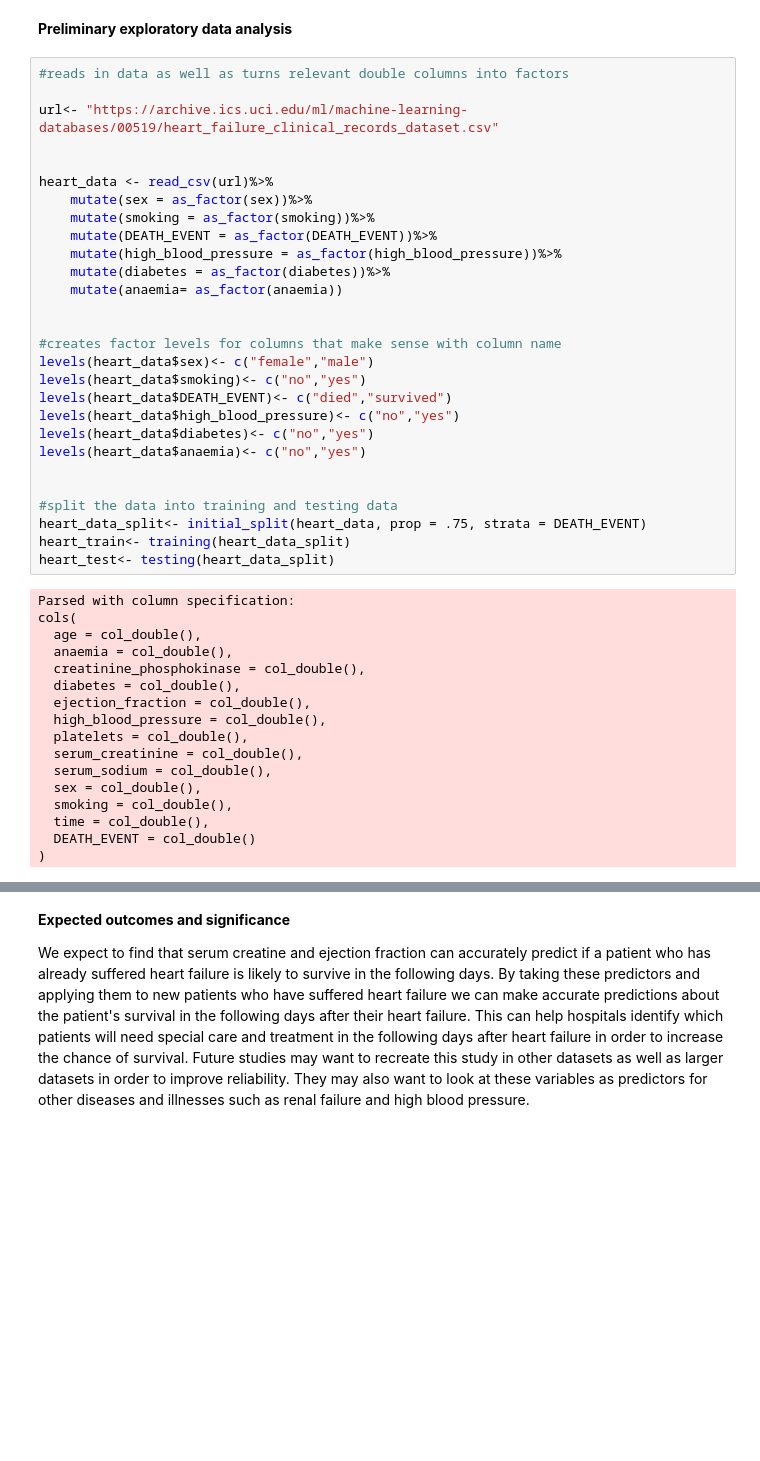
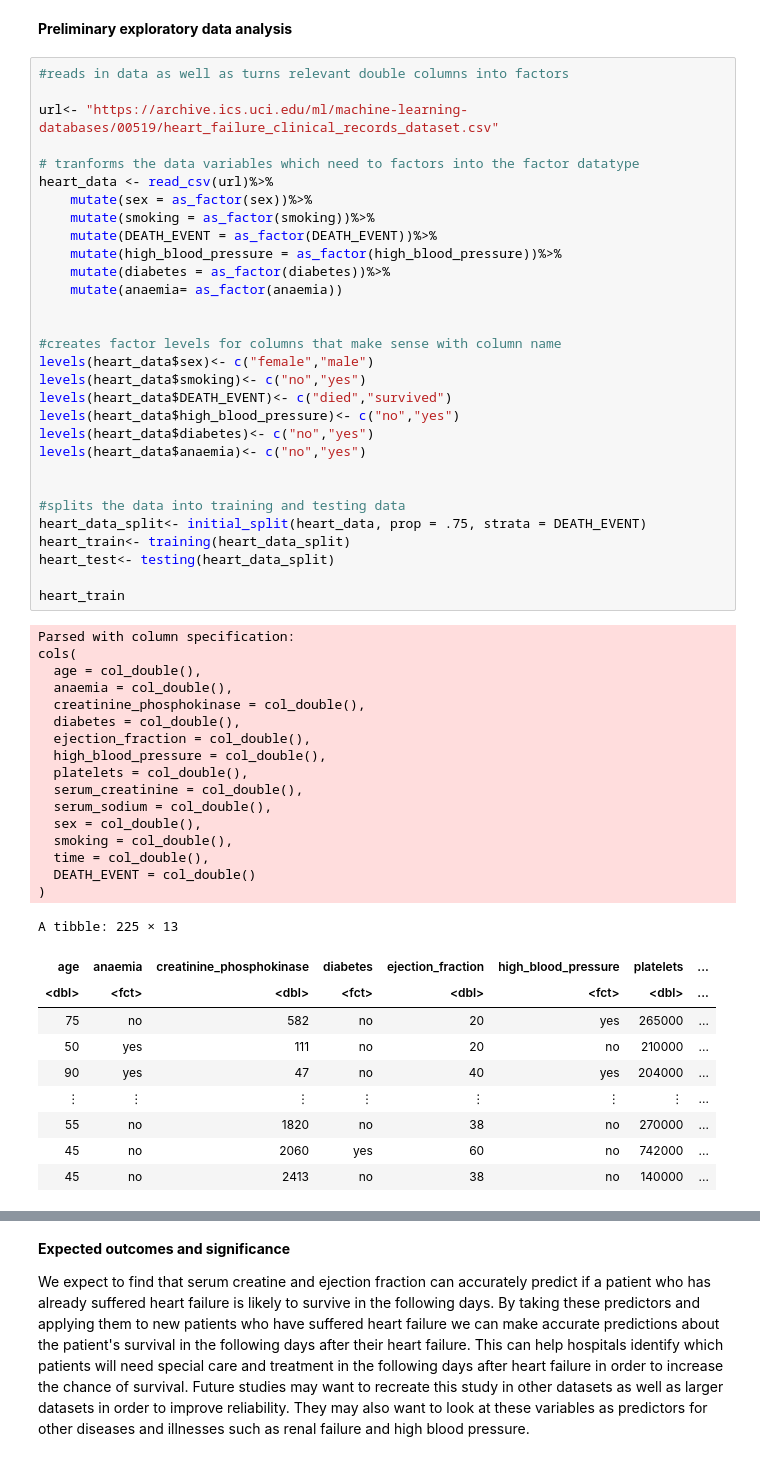
Before and after one commit to agoel25/Heart-Failure-Classifier, a Jupyter notebook: Proposal.ipynb, the cells around one changed output, grey strips where cells are left out. Cells and saved outputs as stored; diff of their text form; blank space fills up the shorter version.

```diff
--- a/Proposal.ipynb
+++ b/Proposal.ipynb
@@ -36,7 +24,7 @@ Warning message:
 
 url<- "https://archive.ics.uci.edu/ml/machine-learning-databases/00519/heart_failure_clinical_records_dataset.csv"
 
-
+# tranforms the data variables which need to factors into the factor datatype
 heart_data <- read_csv(url)%>%
     mutate(sex = as_factor(sex))%>%
     mutate(smoking = as_factor(smoking))%>%
@@ -48,32 +36,44 @@ heart_data <- read_csv(url)%>%
 
 #creates factor levels for columns that make sense with column name
 levels(heart_data$sex)<- c("female","male")
 levels(heart_data$smoking)<- c("no","yes")
 levels(heart_data$DEATH_EVENT)<- c("died","survived")
 levels(heart_data$high_blood_pressure)<- c("no","yes")
 levels(heart_data$diabetes)<- c("no","yes")
 levels(heart_data$anaemia)<- c("no","yes")
 
 
-#split the data into training and testing data
+#splits the data into training and testing data
 heart_data_split<- initial_split(heart_data, prop = .75, strata = DEATH_EVENT)
 heart_train<- training(heart_data_split)
 heart_test<- testing(heart_data_split)
+
+heart_train
 # %% [output]
 Parsed with column specification:
 cols(
   age = col_double(),
   anaemia = col_double(),
   creatinine_phosphokinase = col_double(),
   diabetes = col_double(),
   ejection_fraction = col_double(),
   high_blood_pressure = col_double(),
   platelets = col_double(),
   serum_creatinine = col_double(),
   serum_sodium = col_double(),
   sex = col_double(),
   smoking = col_double(),
   time = col_double(),
   DEATH_EVENT = col_double()
 )
+A tibble: 225 × 13
+| age | anaemia | creatinine_phosphokinase | diabetes | ejection_fraction | high_blood_pressure | platelets | ... |
+| <dbl> | <fct> | <dbl> | <fct> | <dbl> | <fct> | <dbl> | ... |
+| 75 | no | 582 | no | 20 | yes | 265000 | ... |
+| 50 | yes | 111 | no | 20 | no | 210000 | ... |
+| 90 | yes | 47 | no | 40 | yes | 204000 | ... |
+| ⋮ | ⋮ | ⋮ | ⋮ | ⋮ | ⋮ | ⋮ | ... |
+| 55 | no | 1820 | no | 38 | no | 270000 | ... |
+| 45 | no | 2060 | yes | 60 | no | 742000 | ... |
+| 45 | no | 2413 | no | 38 | no | 140000 | ... |
 # %% [markdown]
```
Also changed, not shown: parts of 21 cells of this notebook.
